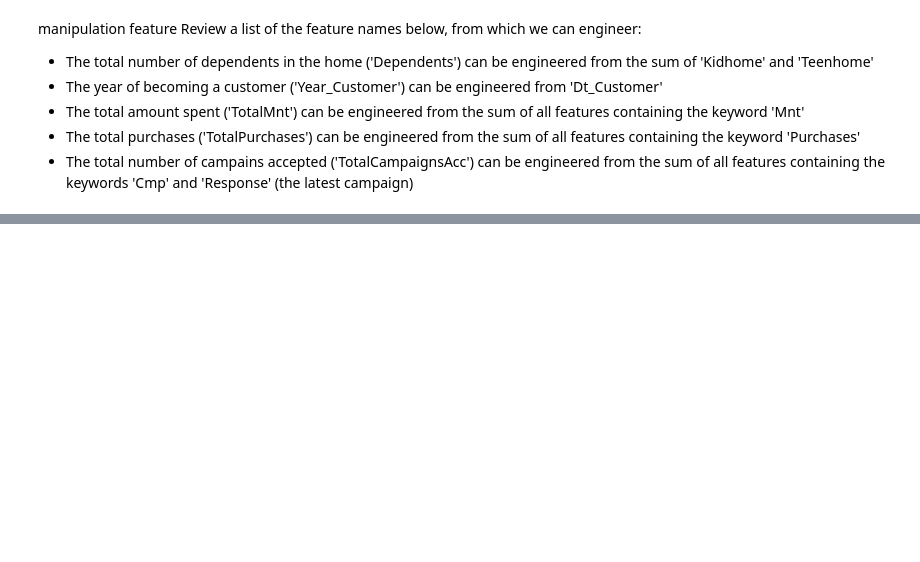
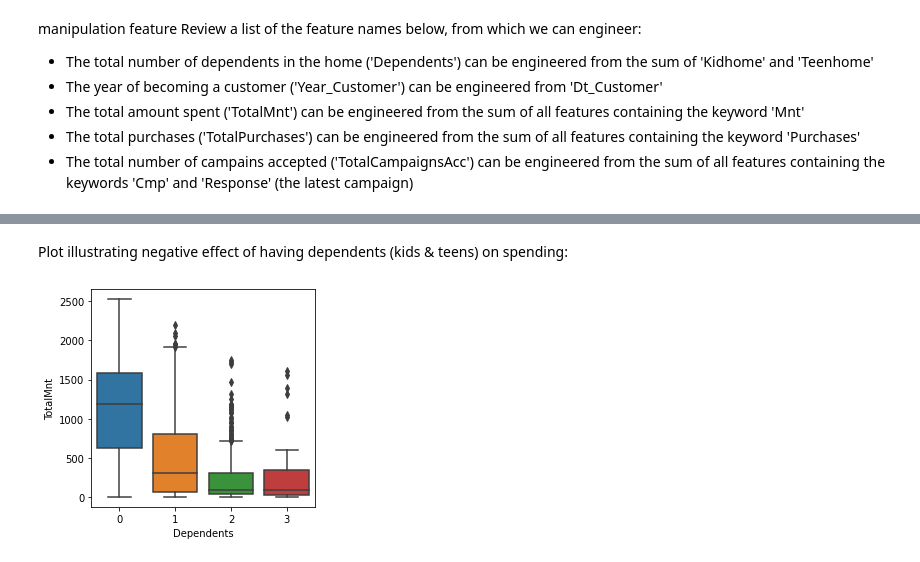
Before and after one commit to rjrizani/analysis-marketing, a Jupyter notebook: analysis-marketing-data.ipynb, the cells around one changed output, grey strips where cells are left out. Cells and saved outputs as stored; diff of their text form; code cells hidden in the pictures; blank space fills up the shorter version.

```diff
--- a/analysis-marketing-data.ipynb
+++ b/analysis-marketing-data.ipynb
@@ -277,0 +276,8 @@ print(data[mnt_cols])
+# %% [markdown]
+Plot illustrating negative effect of having dependents (kids & teens) on spending:
+# %%
+plt.figure(figsize=(4,4))
+sns.boxplot(x='Dependents', y='TotalMnt', data=data);
+#look there no correlation beatween them
+# %% [output]
+[figure, added]
```
Also changed, not shown: parts of 41 cells of this notebook.
